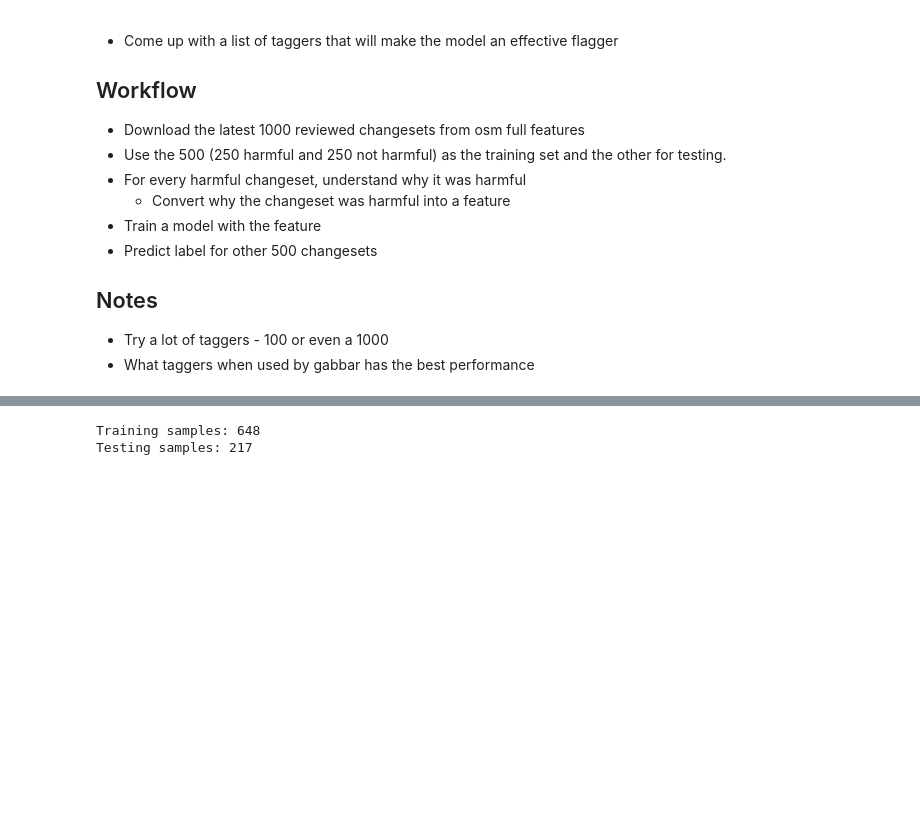
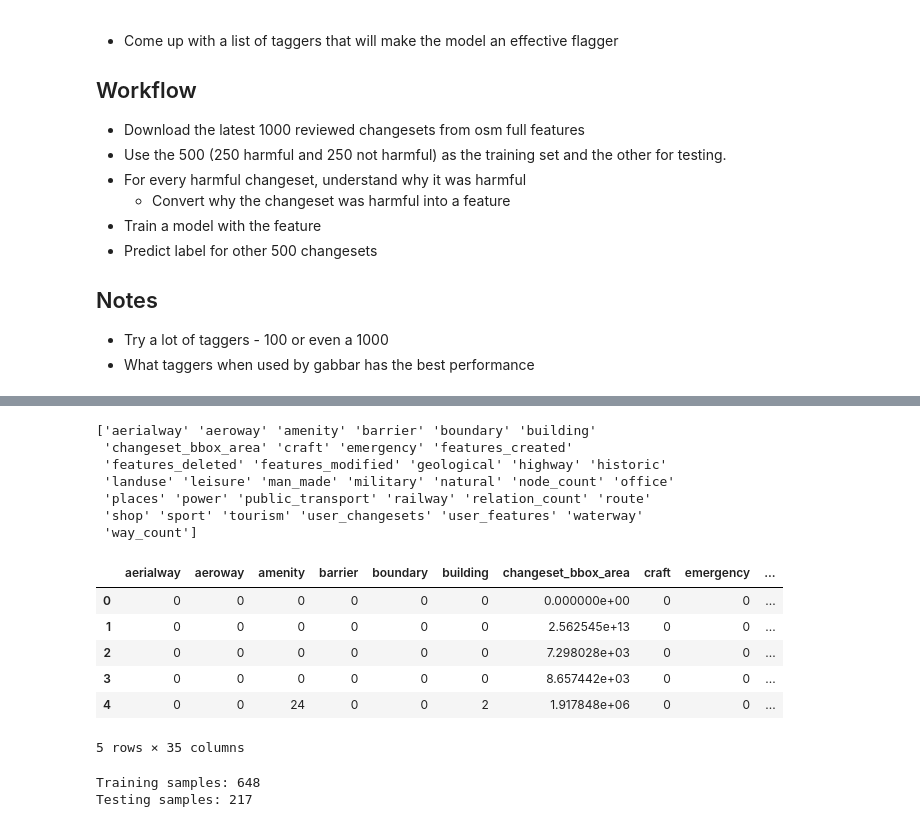
Before and after one commit to matiskay/gabbar, a Jupyter notebook: analysis/full-changesets/full_changesets.ipynb, the cells around one changed output, grey strips where cells are left out. Saved outputs shown, nothing was run; the diff lists cells and outputs as text; code cells hidden in the pictures; blank space fills up the shorter version.

Commit message:
Adding counts of primary tags from all features

```diff
--- a/analysis/full-changesets/full_changesets.ipynb
+++ b/analysis/full-changesets/full_changesets.ipynb
@@ -56,3 +57,24 @@ Changesets harmful: (442, 13)
+# %%
+features = changesets.columns.values
+non_numerical_features = np.array(['changeset_id', 'harmful', 'user_id', 'user_name'])
+features = np.setdiff1d(features, non_numerical_features)
+print(features)
+changesets[features].head()
+# %% [output]
+['aerialway' 'aeroway' 'amenity' 'barrier' 'boundary' 'building'
+ 'changeset_bbox_area' 'craft' 'emergency' 'features_created'
+ 'features_deleted' 'features_modified' 'geological' 'highway' 'historic'
+ 'landuse' 'leisure' 'man_made' 'military' 'natural' 'node_count' 'office'
+ 'places' 'power' 'public_transport' 'railway' 'relation_count' 'route'
+ 'shop' 'sport' 'tourism' 'user_changesets' 'user_features' 'waterway'
+ 'way_count']
+|  | aerialway | aeroway | amenity | barrier | boundary | building | changeset_bbox_area | craft | emergency | ... |
+| 0 | 0 | 0 | 0 | 0 | 0 | 0 | 0.000000e+00 | 0 | 0 | ... |
+| 1 | 0 | 0 | 0 | 0 | 0 | 0 | 2.562545e+13 | 0 | 0 | ... |
+| 2 | 0 | 0 | 0 | 0 | 0 | 0 | 7.298028e+03 | 0 | 0 | ... |
+| 3 | 0 | 0 | 0 | 0 | 0 | 0 | 8.657442e+03 | 0 | 0 | ... |
+| 4 | 0 | 0 | 24 | 0 | 0 | 2 | 1.917848e+06 | 0 | 0 | ... |
+5 rows × 35 columns
 # %%
 from sklearn.cross_validation import train_test_split
 
```
Also changed, not shown: parts of 9 cells of this notebook, 1 other file.
